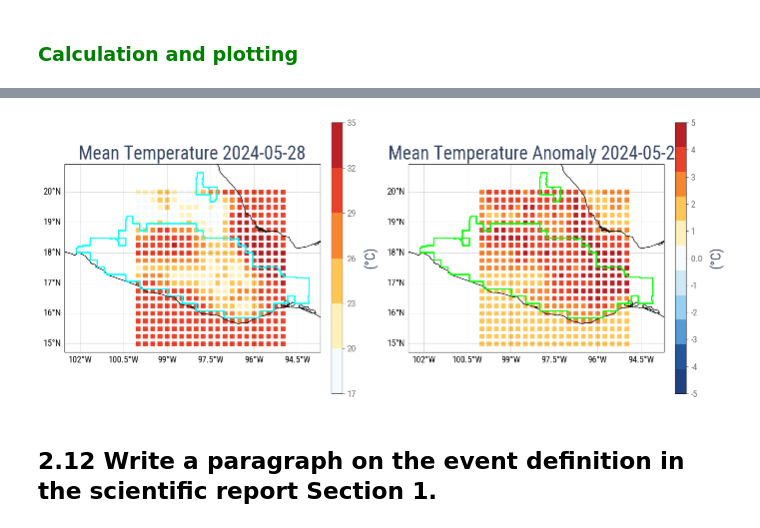
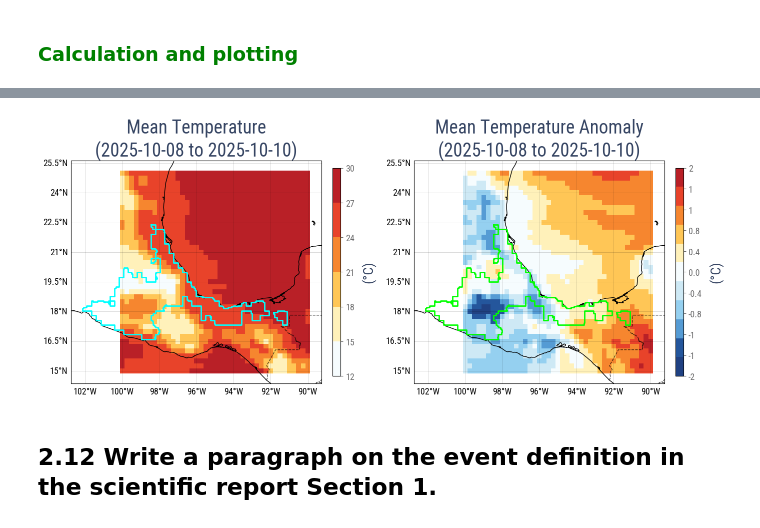
Before and after one commit to izpinto/c3s-451, a Jupyter notebook: library/C3S_EventDefinitionV2_daniel.ipynb, the cells around one changed output, grey strips where cells are left out. Drawn from its saved outputs; the diff is of its cells as text; code cells hidden in the pictures.

```diff
--- a/library/C3S_EventDefinitionV2_daniel.ipynb
+++ b/library/C3S_EventDefinitionV2_daniel.ipynb
@@ -254,7 +256,7 @@ Notes:
 - The choice of day affects the visual overlays only, the subsequent analyses can use the full event period.
 # %%
 ############ Selected date (User selection) ##########
-selected_date = datetime(2024, 6, 7)
+selected_date = datetime(2025, 10, 10)
 ######################################################
 # %% [markdown]
 ### <font color='orange'>Optionally select different or more overlays</font>
@@ -312,7 +325,7 @@ Notes:
 # %%
 ################### Select an elevation threshold (User selection)  ########################
 ################### the studyregion is selected with all areas below the threshold ###########
-elevation_threshold = 2000 # meters
+elevation_threshold = 3000 # meters
 ############################################################################################
 
 # The adjusted_polygons are later used for visualizing the studyregion in the plots and for slicing out the data only for that region
@@ -341,7 +354,7 @@ Run this step multiple times if needed to fine-tune the selected area.
 # %%
 ############## User Selection ####################
 # Select the Köppen-Geiger classes to filter out (Classes available: "Tropical", "Arid", "Temperate", "Cold", "Polar")
-classes = ["Arid", "Temperate"]
+classes = []
 ##################################################
 
 # Load Köppen–Geiger data
@@ -682,7 +707,7 @@ You can adjust optional parameters if needed. Run the cell below to confirm your
 # %%
 ################### User Selection  ##################
 # Possible free user input for the chosen date + padding, else it uses the date where the highest annual value was found for the event year
-selected_date = None #pd.to_datetime('2024-06-07')
+selected_date = pd.to_datetime('2025-10-09')
 #padding = 3 # Padding >= 1 : window, n-days (centered)
 
 #######################################################
@@ -713,6 +738,12 @@ selected_date_start = selected_date - timedelta(days=half_window)
 print("selected date start:", selected_date_start)
 selected_date_end = selected_date + timedelta(days=half_window)
 print("selected date end:", selected_date_end)
+
+# Format date range string
+if selected_date_start.date() == selected_date_end.date():
+    date_range_str = selected_date.strftime('%Y-%m-%d')
+else:
+    date_range_str = f"{selected_date_start.strftime('%Y-%m-%d')} to {selected_date_end.strftime('%Y-%m-%d')}"
 
 # Event selection (this assumes the selected_date falls inside the 15 days up until the event)
 selected_intersect = subset_gdf(gdf=gr_daily_eventNdays, datetime_col=datetime_col,
@@ -731,11 +762,11 @@ figs, axes = plt.subplots(1, 2, figsize=(14, 6), subplot_kw={"projection": ccrs.
 
 # Plot event
 fig, ax = plot_gdf(selected_event_mean, value_col=value_col, ax=axes[0],
-                     title=f"{event_title} {selected_date.strftime('%Y-%m-%d')}",
+                     title=f"{event_title}\n({date_range_str})",
                      legend_title=y_label, add_logos=False, polygons=adjusted_polygons, polygon_color=event_poly_col)
 # Plot anomaly
 fig, ax = plot_gdf(selected_anomaly_mean, value_col=value_col, ax=axes[1],
-                     title=f"{anomaly_title} {selected_date.strftime('%Y-%m-%d')}",
+                     title=f"{anomaly_title}\n({date_range_str})",
                      legend_title=y_label_anom, add_logos=False, polygons=adjusted_polygons, polygon_color=anomaly_poly_col, cmap='anomaly')
 
 plt.tight_layout()
@@ -746,4 +777,4 @@ selected date end: 2024-05-29 00:00:00
-[figure, old version]
+[figure, new version]
 # %% [markdown]
 ## 2.12 Write a paragraph on the event definition in the scientific report Section 1.
 # %% [markdown]
```
Also changed, not shown: parts of 22 cells of this notebook.
